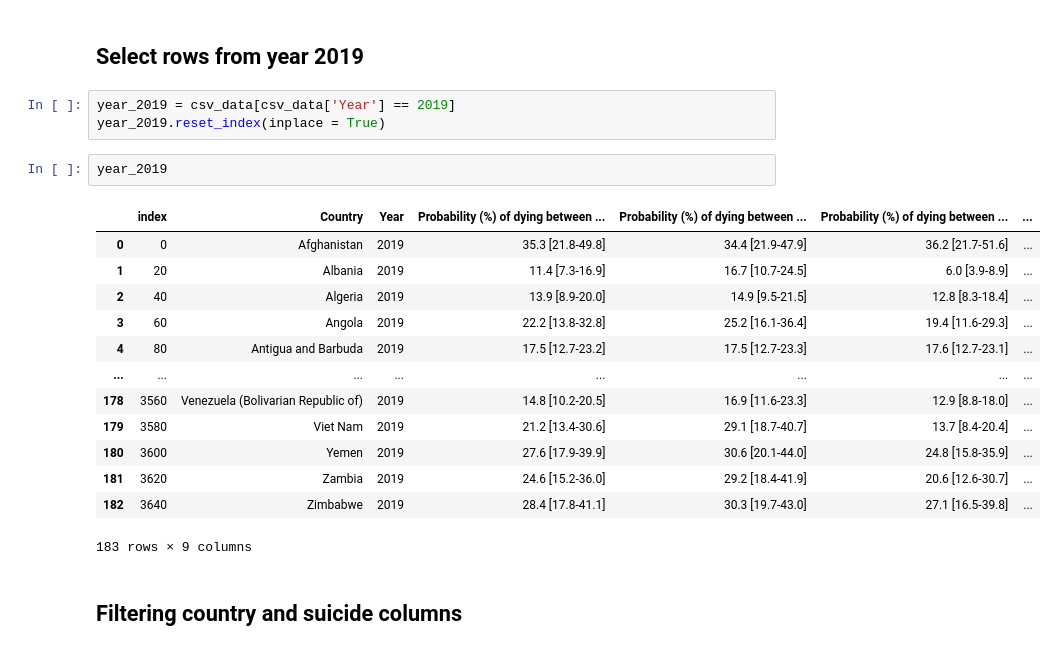
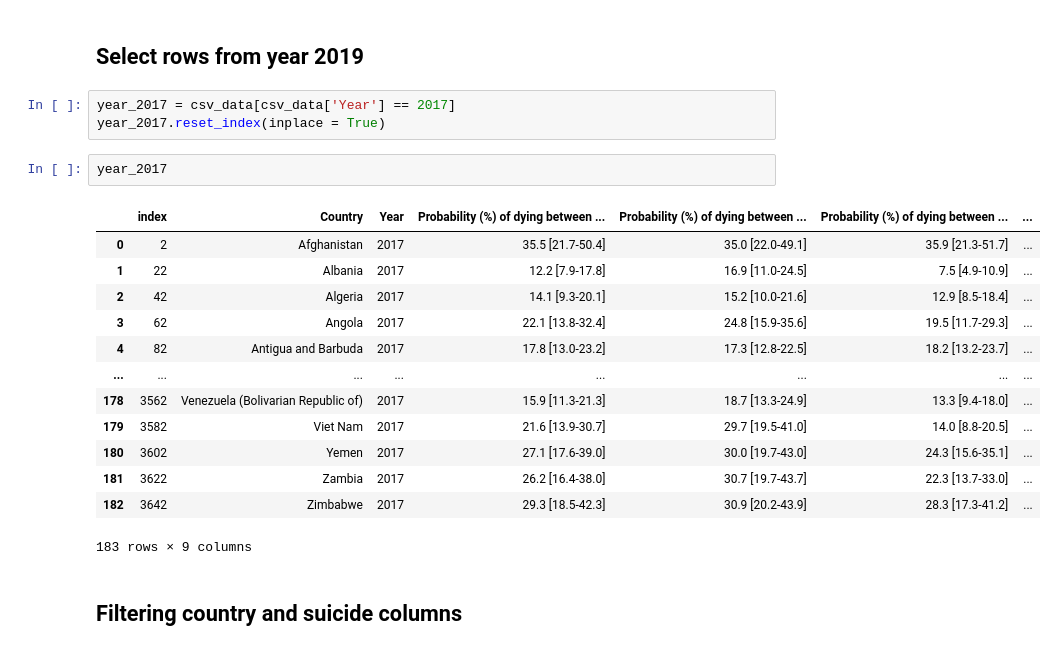
Before and after one commit to SC8-Team-2/SC1015-Mini-Project, a Jupyter notebook: Data Preparation (Updated).ipynb, the cells around one changed output. Saved outputs shown, nothing was run; the diff lists cells and outputs as text.

```diff
--- a/Data Preparation (Updated).ipynb
+++ b/Data Preparation (Updated).ipynb
@@ -43,23 +43,23 @@ year_count
 # %% [markdown]
 ## Select rows from year 2019
 # %%
-year_2019 = csv_data[csv_data['Year'] == 2019]
-year_2019.reset_index(inplace = True)
+year_2017 = csv_data[csv_data['Year'] == 2017]
+year_2017.reset_index(inplace = True)
 # %%
-year_2019
+year_2017
 # %% [output]
 |  | index | Country | Year | Probability (%) of dying between ... | Probability (%) of dying between ... | Probability (%) of dying between ... | ... |
-| 0 | 0 | Afghanistan | 2019 | 35.3 [21.8-49.8] | 34.4 [21.9-47.9] | 36.2 [21.7-51.6] | ... |
-| 1 | 20 | Albania | 2019 | 11.4 [7.3-16.9] | 16.7 [10.7-24.5] | 6.0 [3.9-8.9] | ... |
-| 2 | 40 | Algeria | 2019 | 13.9 [8.9-20.0] | 14.9 [9.5-21.5] | 12.8 [8.3-18.4] | ... |
-| 3 | 60 | Angola | 2019 | 22.2 [13.8-32.8] | 25.2 [16.1-36.4] | 19.4 [11.6-29.3] | ... |
-| 4 | 80 | Antigua and Barbuda | 2019 | 17.5 [12.7-23.2] | 17.5 [12.7-23.3] | 17.6 [12.7-23.1] | ... |
+| 0 | 2 | Afghanistan | 2017 | 35.5 [21.7-50.4] | 35.0 [22.0-49.1] | 35.9 [21.3-51.7] | ... |
+| 1 | 22 | Albania | 2017 | 12.2 [7.9-17.8] | 16.9 [11.0-24.5] | 7.5 [4.9-10.9] | ... |
+| 2 | 42 | Algeria | 2017 | 14.1 [9.3-20.1] | 15.2 [10.0-21.6] | 12.9 [8.5-18.4] | ... |
+| 3 | 62 | Angola | 2017 | 22.1 [13.8-32.4] | 24.8 [15.9-35.6] | 19.5 [11.7-29.3] | ... |
+| 4 | 82 | Antigua and Barbuda | 2017 | 17.8 [13.0-23.2] | 17.3 [12.8-22.5] | 18.2 [13.2-23.7] | ... |
 | ... | ... | ... | ... | ... | ... | ... | ... |
-| 178 | 3560 | Venezuela (Bolivarian Republic of) | 2019 | 14.8 [10.2-20.5] | 16.9 [11.6-23.3] | 12.9 [8.8-18.0] | ... |
-| 179 | 3580 | Viet Nam | 2019 | 21.2 [13.4-30.6] | 29.1 [18.7-40.7] | 13.7 [8.4-20.4] | ... |
-| 180 | 3600 | Yemen | 2019 | 27.6 [17.9-39.9] | 30.6 [20.1-44.0] | 24.8 [15.8-35.9] | ... |
-| 181 | 3620 | Zambia | 2019 | 24.6 [15.2-36.0] | 29.2 [18.4-41.9] | 20.6 [12.6-30.7] | ... |
-| 182 | 3640 | Zimbabwe | 2019 | 28.4 [17.8-41.1] | 30.3 [19.7-43.0] | 27.1 [16.5-39.8] | ... |
+| 178 | 3562 | Venezuela (Bolivarian Republic of) | 2017 | 15.9 [11.3-21.3] | 18.7 [13.3-24.9] | 13.3 [9.4-18.0] | ... |
+| 179 | 3582 | Viet Nam | 2017 | 21.6 [13.9-30.7] | 29.7 [19.5-41.0] | 14.0 [8.8-20.5] | ... |
+| 180 | 3602 | Yemen | 2017 | 27.1 [17.6-39.0] | 30.0 [19.7-43.0] | 24.3 [15.6-35.1] | ... |
+| 181 | 3622 | Zambia | 2017 | 26.2 [16.4-38.0] | 30.7 [19.7-43.7] | 22.3 [13.7-33.0] | ... |
+| 182 | 3642 | Zimbabwe | 2017 | 29.3 [18.5-42.3] | 30.9 [20.2-43.9] | 28.3 [17.3-41.2] | ... |
 183 rows × 9 columns
 # %% [markdown]
 ## Filtering country and suicide columns
```
Also changed, not shown: parts of 2 cells of this notebook, 2 other files.
